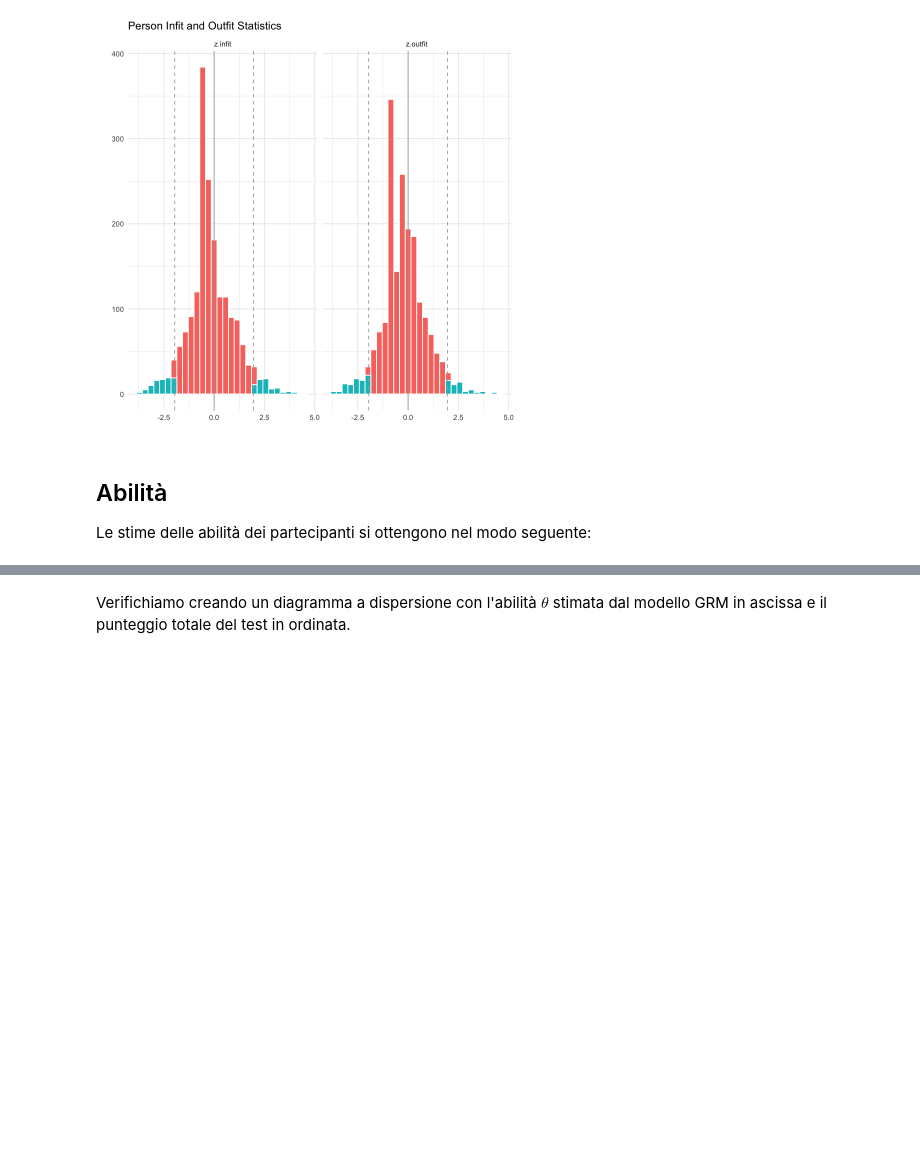
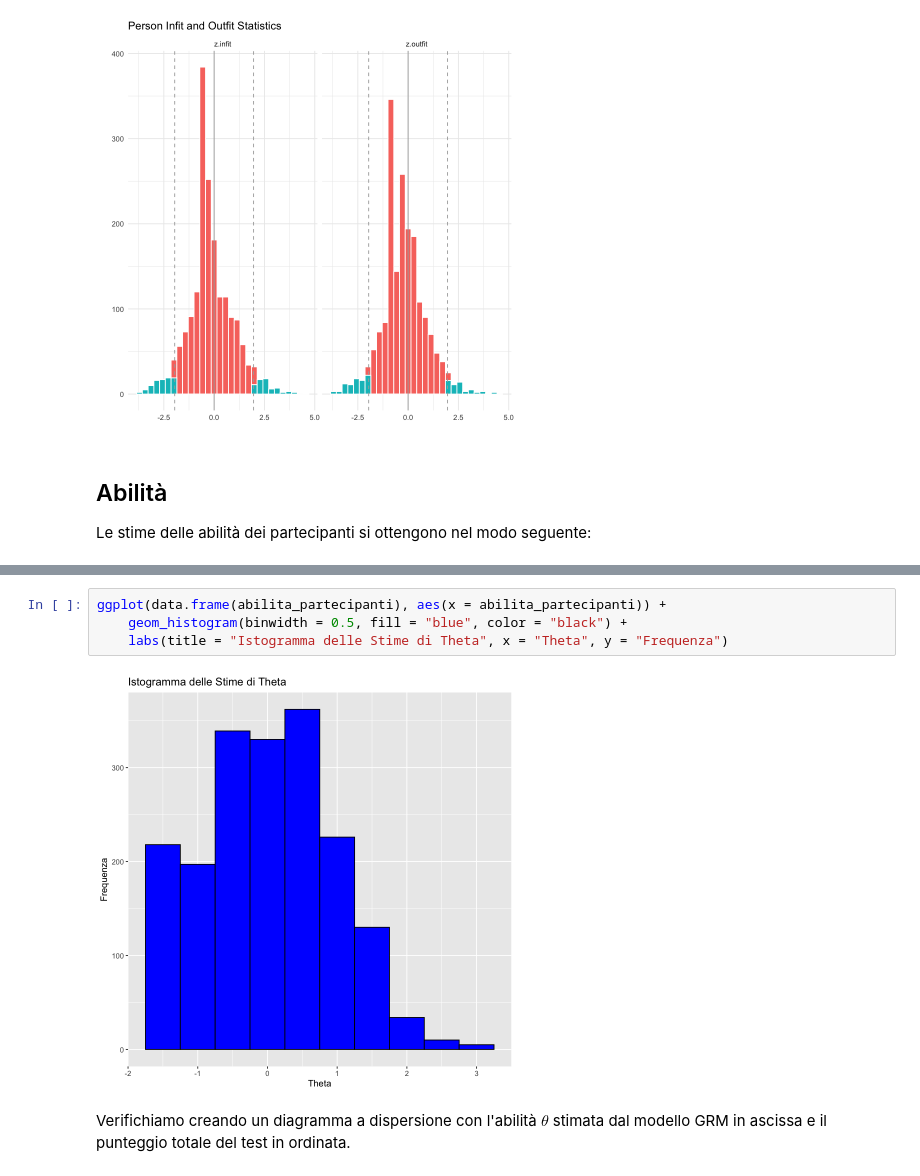
Before and after one commit to ccaudek/psy_test, a Jupyter notebook: _build/html/_sources/_irt/07_polytomous_graded.ipynb, the cells around one changed output, grey strips where cells are left out. Cells and saved outputs as stored; diff of their text form; blank space fills up the shorter version.

```diff
--- a/_build/html/_sources/_irt/07_polytomous_graded.ipynb
+++ b/_build/html/_sources/_irt/07_polytomous_graded.ipynb
@@ -491,3 +567,9 @@ A matrix: 6 × 1 of type dbl
+# %%
+ggplot(data.frame(abilita_partecipanti), aes(x = abilita_partecipanti)) +
+    geom_histogram(binwidth = 0.5, fill = "blue", color = "black") +
+    labs(title = "Istogramma delle Stime di Theta", x = "Theta", y = "Frequenza")
+# %% [output]
+[figure, added]
 # %% [markdown]
 Verifichiamo creando un diagramma a dispersione con l'abilità $\theta$ stimata dal modello GRM in ascissa e il punteggio totale del test in ordinata.
 # %%
```
Also changed, not shown: parts of 34 cells of this notebook, 21 other files.
